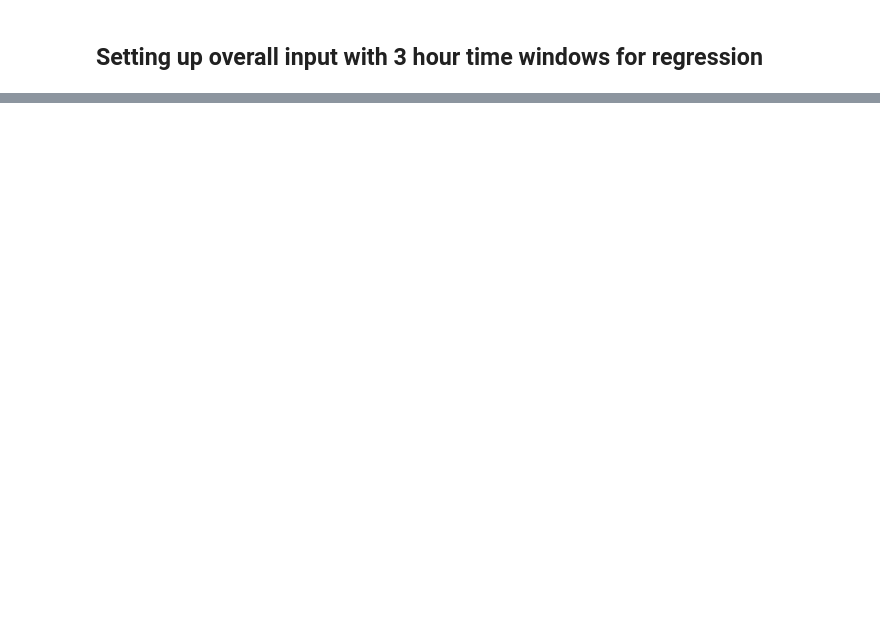
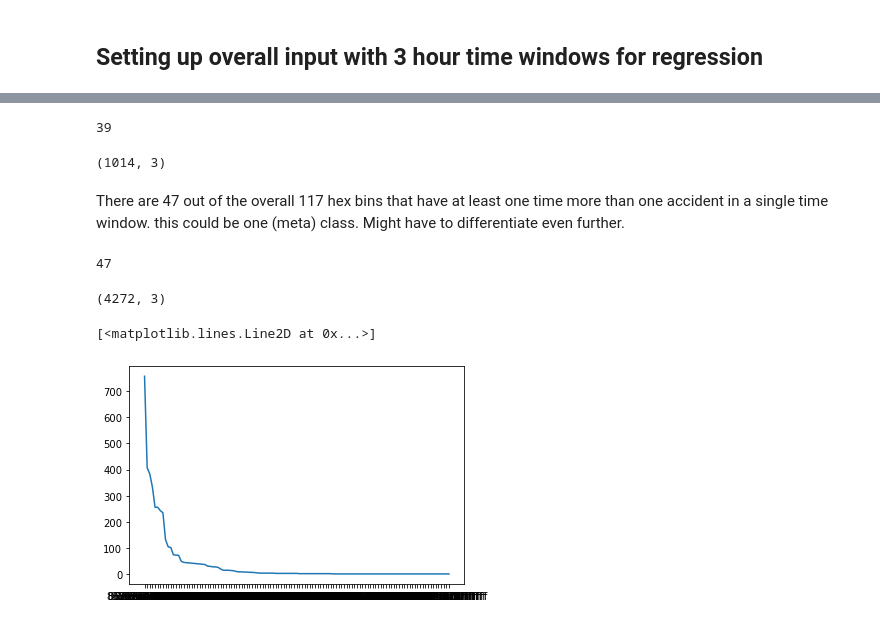
Before and after one commit to AndOleAnd/Capstone_N_A_P, a Jupyter notebook: Notebooks/Predictions.ipynb, the cells around one changed output, grey strips where cells are left out. Saved outputs shown, nothing was run; the diff lists cells and outputs as text; code cells hidden in the pictures; blank space fills up the shorter version.

```diff
--- a/Notebooks/Predictions.ipynb
+++ b/Notebooks/Predictions.ipynb
@@ -766,0 +900,2 @@ print("Number of bins:", len(overall_df.groupby("hex_bins").dates.count()))
+# %%
+df_cluster["time_window_key"] = df_cluster["datetime"].apply(lambda x: str(x.year) + "-" + str(x.month) + "-" + str(x.day) + "-" + str(math.floor(x.hour / 3)))
@@ -766,0 +913,9 @@ print("Number of bins:", len(overall_df.groupby("hex_bins").dates.count()))
+# %%
+def rta_per_time_window(df_cluster):
+    '''Add up RTA's per time window'''
+    df_tw = df_cluster.groupby(["time_window_key", "h3_zone_6"]).agg({"uid": "count"}).reset_index()
+    col_names = ["time_window_key"] + ["hex_bins"] + ["RTA"]
+    df_tw.columns = col_names
+    return df_tw
+# %%
+df_tw = rta_per_time_window(df_cluster)
@@ -766,0 +931,23 @@ print("Number of bins:", len(overall_df.groupby("hex_bins").dates.count()))
+# %%
+df_tw.RTA.max()
+# %% [output]
+39
+# %%
+df_tw[df_tw.RTA > 1].shape
+# %% [output]
+(1014, 3)
+# %% [markdown]
+There are 47 out of the overall 117 hex bins that have at least one time more than one accident in a single time window. this could be one (meta) class. Might have to differentiate even further.
+# %%
+df_tw[df_tw.RTA > 1].hex_bins.nunique()
+# %% [output]
+47
+# %%
+df_tw.shape
+# %% [output]
+(4272, 3)
+# %%
+plt.plot(df_tw.groupby("hex_bins").time_window_key.count().sort_values(ascending=False))
+# %% [output]
+[<matplotlib.lines.Line2D at 0x...>]
+[figure, added]
```
Also changed, not shown: parts of 139 cells of this notebook, 1 other file.
